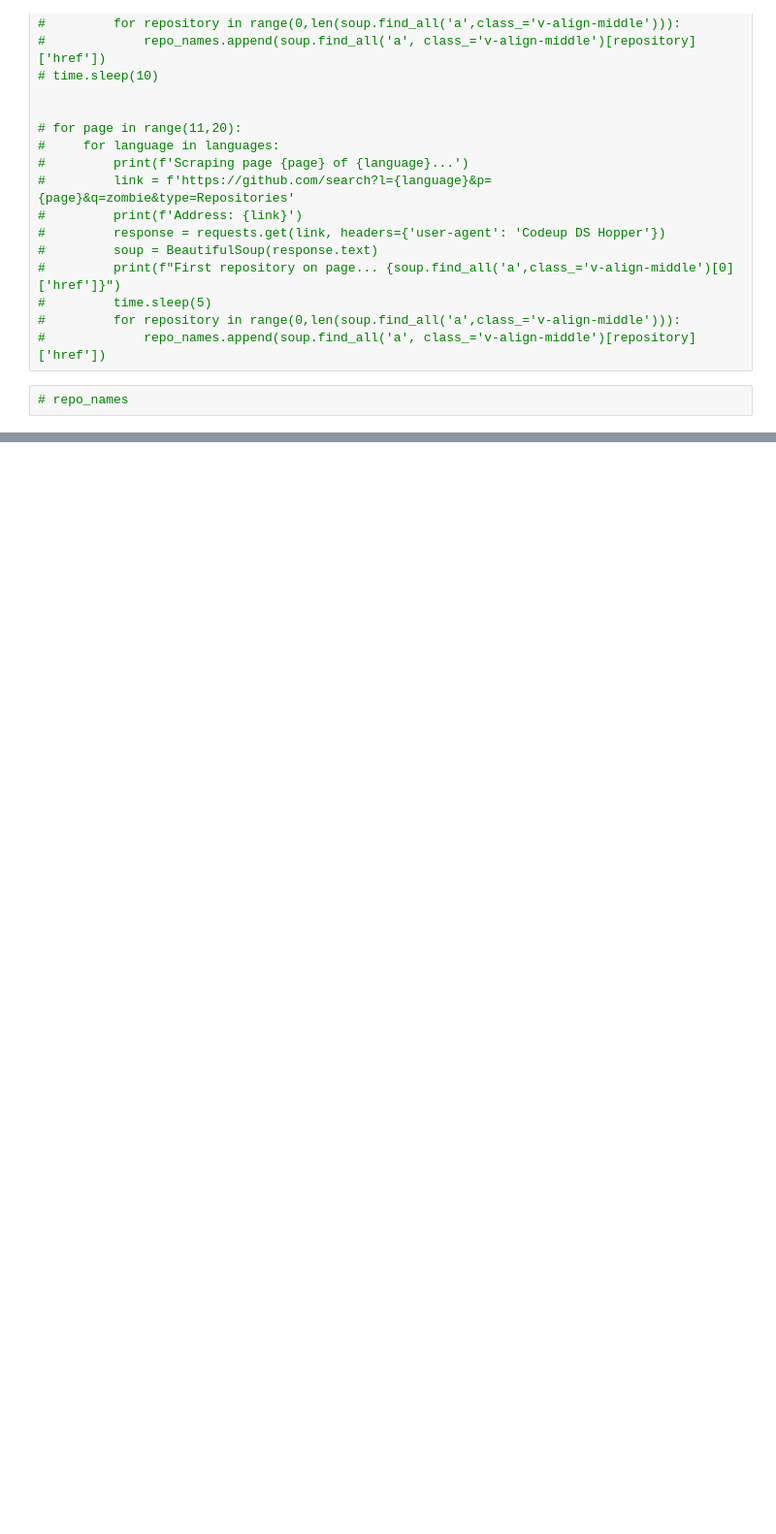
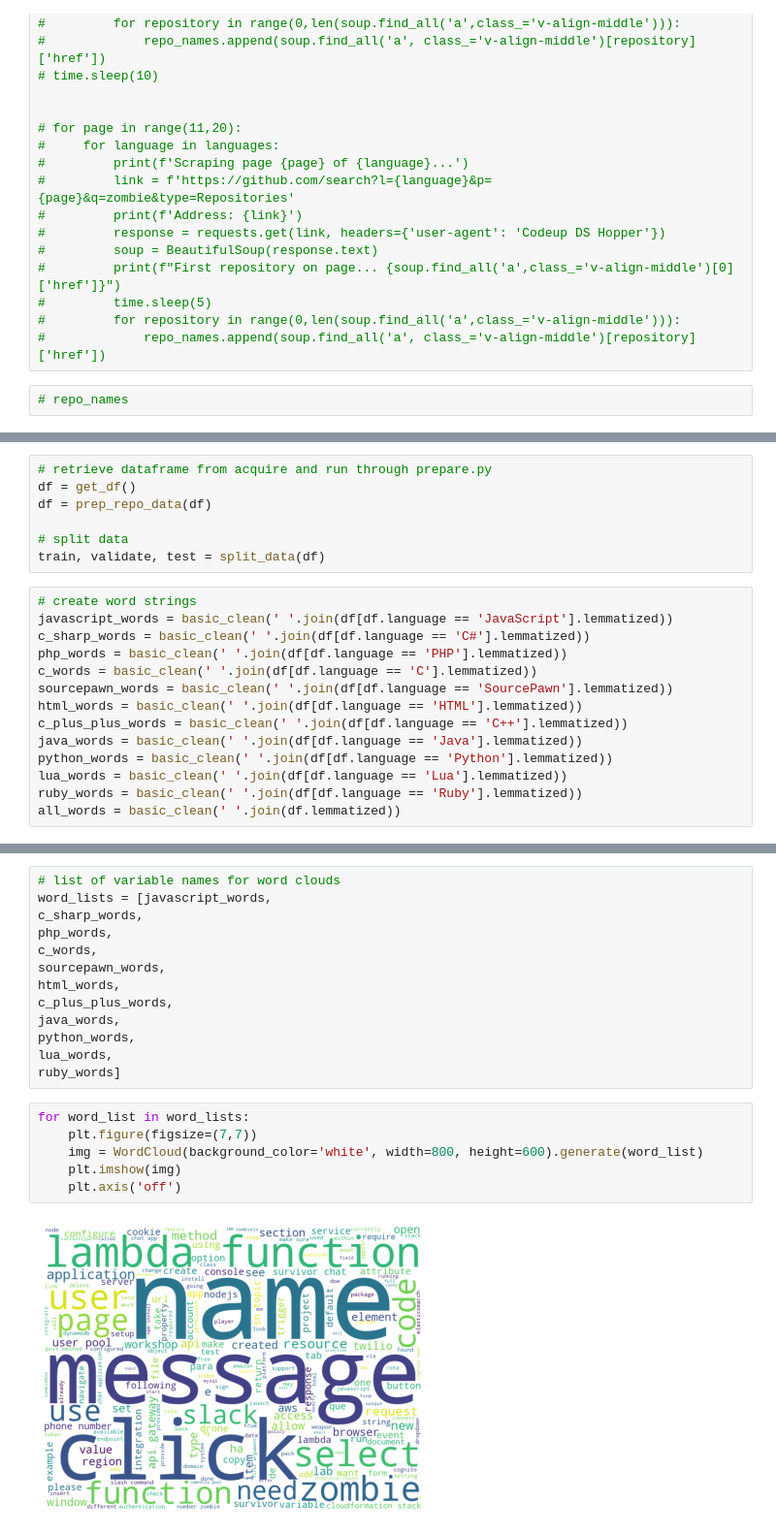
Before and after one commit to NLP-Dream-Team/nlp-project, a Jupyter notebook: wheeler_notebook.ipynb, the cells around one changed output, grey strips where cells are left out. Shown at 97% size. Saved outputs shown, nothing was run; the diff lists cells and outputs as text; blank space fills up the shorter version.

```diff
--- a/wheeler_notebook.ipynb
+++ b/wheeler_notebook.ipynb
@@ -125,0 +106,21 @@ ValueError: too many values to unpack (expected 2)
+# %%
+# retrieve dataframe from acquire and run through prepare.py
+df = get_df()
+df = prep_repo_data(df)
+
+# split data
+train, validate, test = split_data(df)
+# %%
+# create word strings
+javascript_words = basic_clean(' '.join(df[df.language == 'JavaScript'].lemmatized))
+c_sharp_words = basic_clean(' '.join(df[df.language == 'C#'].lemmatized))
+php_words = basic_clean(' '.join(df[df.language == 'PHP'].lemmatized))
+c_words = basic_clean(' '.join(df[df.language == 'C'].lemmatized))
+sourcepawn_words = basic_clean(' '.join(df[df.language == 'SourcePawn'].lemmatized))
+html_words = basic_clean(' '.join(df[df.language == 'HTML'].lemmatized))
+c_plus_plus_words = basic_clean(' '.join(df[df.language == 'C++'].lemmatized))
+java_words = basic_clean(' '.join(df[df.language == 'Java'].lemmatized))
+python_words = basic_clean(' '.join(df[df.language == 'Python'].lemmatized))
+lua_words = basic_clean(' '.join(df[df.language == 'Lua'].lemmatized))
+ruby_words = basic_clean(' '.join(df[df.language == 'Ruby'].lemmatized))
+all_words = basic_clean(' '.join(df.lemmatized))
@@ -125,0 +179,21 @@ ValueError: too many values to unpack (expected 2)
+# %%
+# list of variable names for word clouds
+word_lists = [javascript_words,
+c_sharp_words,
+php_words,
+c_words,
+sourcepawn_words,
+html_words,
+c_plus_plus_words,
+java_words,
+python_words,
+lua_words,
+ruby_words]
+# %%
+for word_list in word_lists:
+    plt.figure(figsize=(7,7))
+    img = WordCloud(background_color='white', width=800, height=600).generate(word_list)
+    plt.imshow(img)
+    plt.axis('off')
+# %% [output]
+[figure, added]
```
Also changed, not shown: parts of 17 cells of this notebook.
